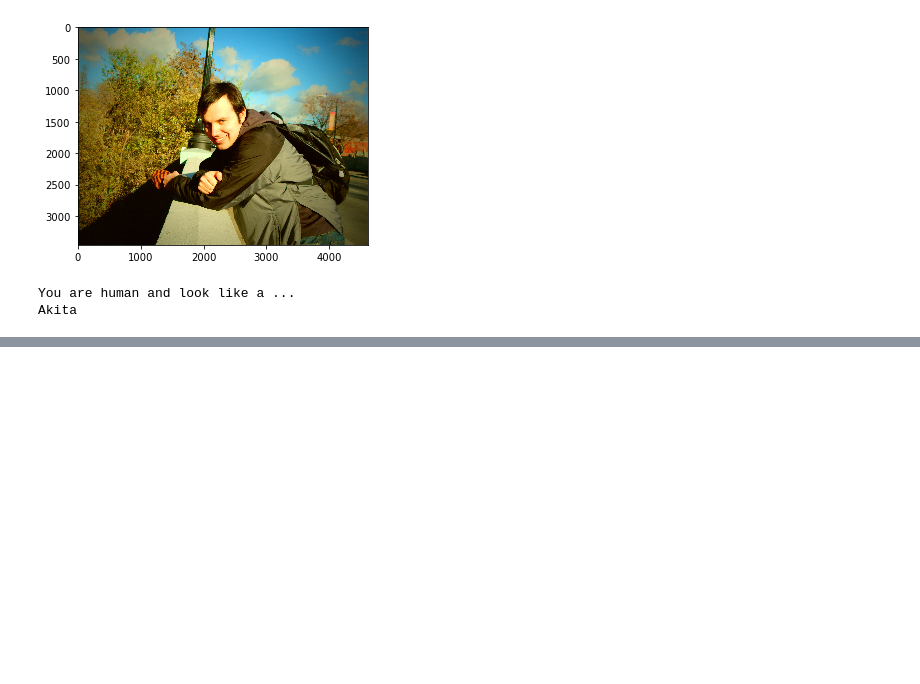
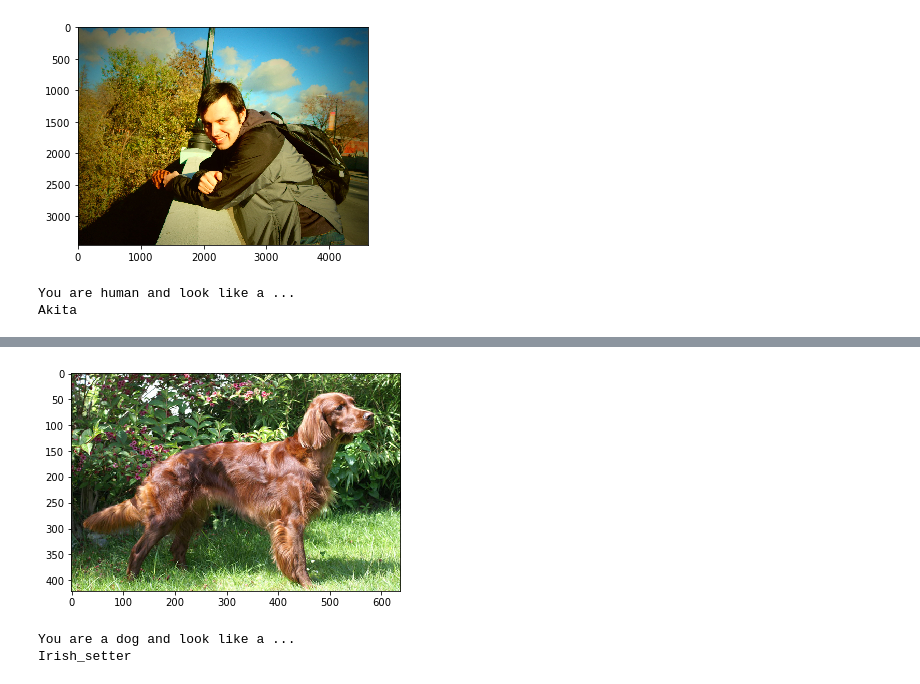
Before and after one commit to baroquerock/udacity_ml, a Jupyter notebook: dog_project/dog_app.ipynb, the cells around one changed output, grey strips where cells are left out. Cells and saved outputs as stored; diff of their text form; code cells hidden in the pictures; blank space fills up the shorter version.

```diff
--- a/dog_project/dog_app.ipynb
+++ b/dog_project/dog_app.ipynb
@@ -783,0 +796,6 @@ Akita
+# %%
+whoAmI('final_test/irish_setter.jpg')
+# %% [output]
+[figure, added]
+You are a dog and look like a ...
+Irish_setter
```
Also changed, not shown: parts of 7 cells of this notebook, 1 other file.
